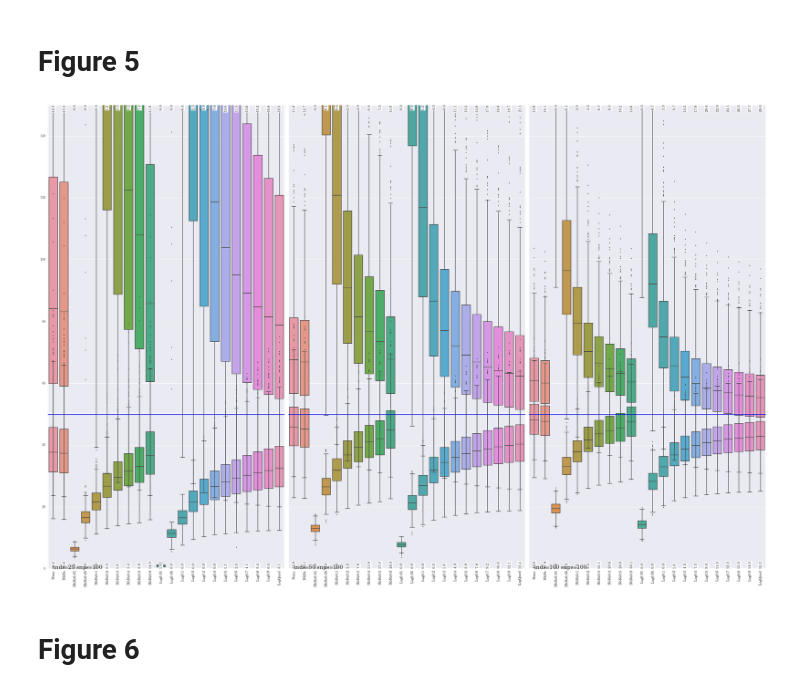
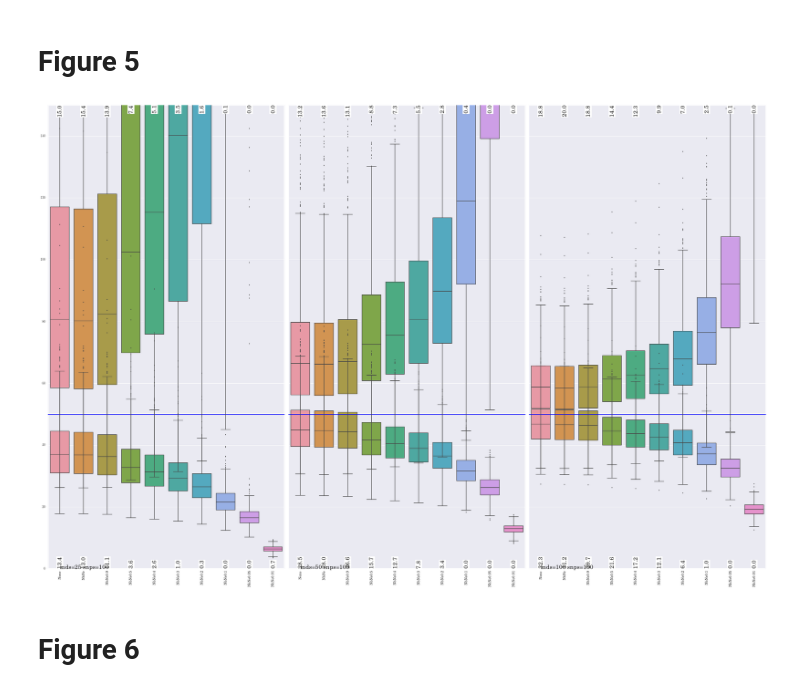
Before and after one commit to tiagoantao/AgeStructureNe, a Jupyter notebook: notebooks/trout/Figures.ipynb, the cells around one changed output. Drawn from its saved outputs; the diff is of its cells as text; code cells hidden in the pictures.

Commit message:
plotting

```diff
--- a/notebooks/trout/Figures.ipynb
+++ b/notebooks/trout/Figures.ipynb
@@ -142,3 +109,0 @@ plot.do_nb(case, 'Newb', 722, nsnps, 'allsnps-', 'NbNe')
-# %%
-case = trout.load_file(pref, 40, mydir='../..')
-plot.do_nb(case, 'Newb', 722, nsnps, 'allsnps-', 'LogQuad')
@@ -170,6 +132,3 @@ c3c bulltrout 180
-# %%
-case = trout.load_file(pref, 40, mydir='../..')
-plot.do_cohort(case, "bulltrout", 180, 50, 'LogQuad')
 # %% [markdown]
 ## Nb = 100
 # %%
@@ -193,3 +151,0 @@ c3c bulltrout 361
-# %%
-case = trout.load_file(pref, 40, mydir='../..')
-plot.do_cohort(case, "bulltrout", 361, 50, 'LogQuad')
@@ -213,13 +163,10 @@ plot.do_rel(case, "bulltrout", 361, 50, 'NbNe')
-# %%
-case = trout.load_file(pref, 40, mydir='../..')
-plot.do_rel(case, "bulltrout", 361, 50, 'LogQuad')
 # %% [markdown]
 # Figure 5
 # %%
 case = trout.load_file(pref, 40, mydir='../..')
-plot.compare_correction_ci(case, 'bulltrout', 180, [100], [25, 50, 100], "100snps")
+fig = plot.compare_correction_ci(case, 'bulltrout', 174, [100], [25, 50, 100], "100snps")
 # %% [output]
-[figure, old version]
+[figure, new version]
 # %% [markdown]
 # Figure 6
 # %%
```
Also changed, not shown: parts of 33 cells of this notebook, 2 other files.
